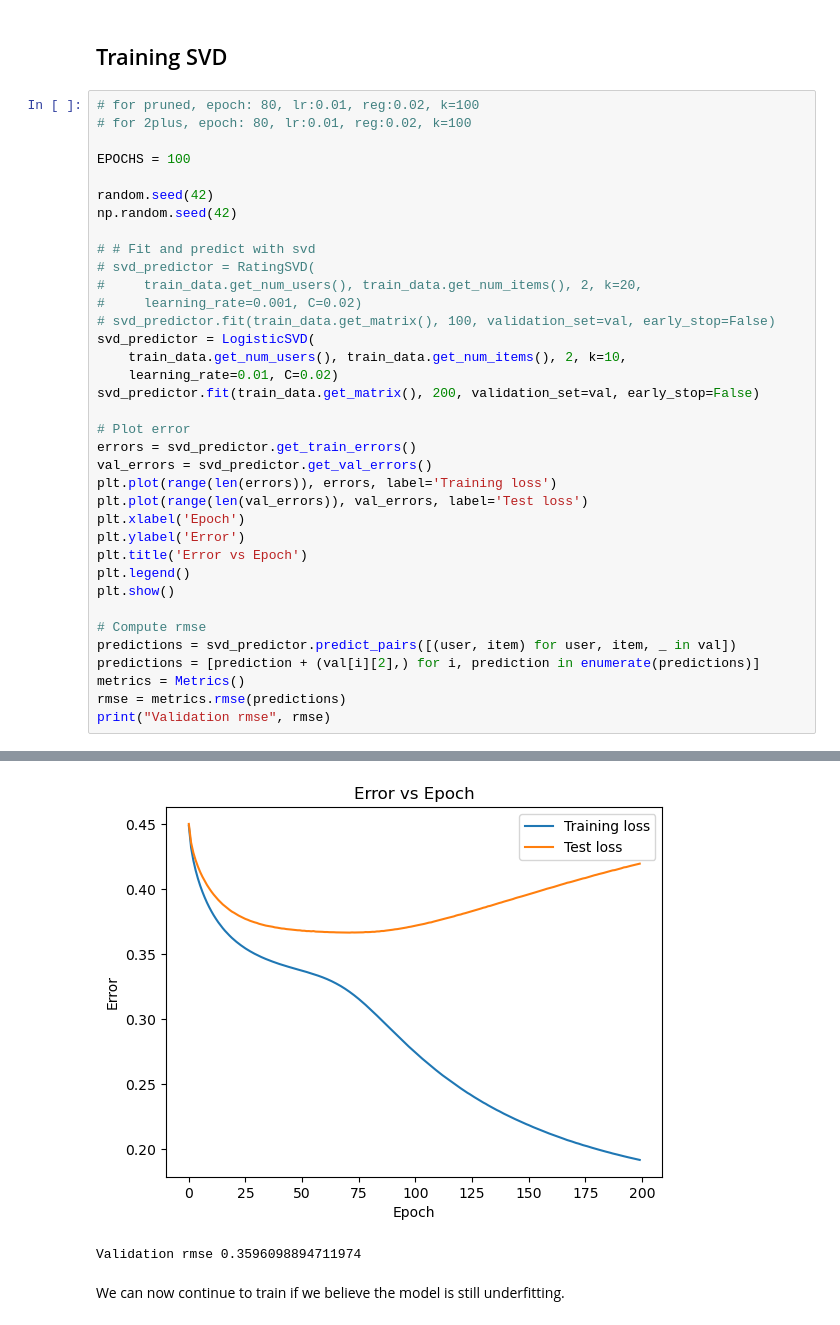
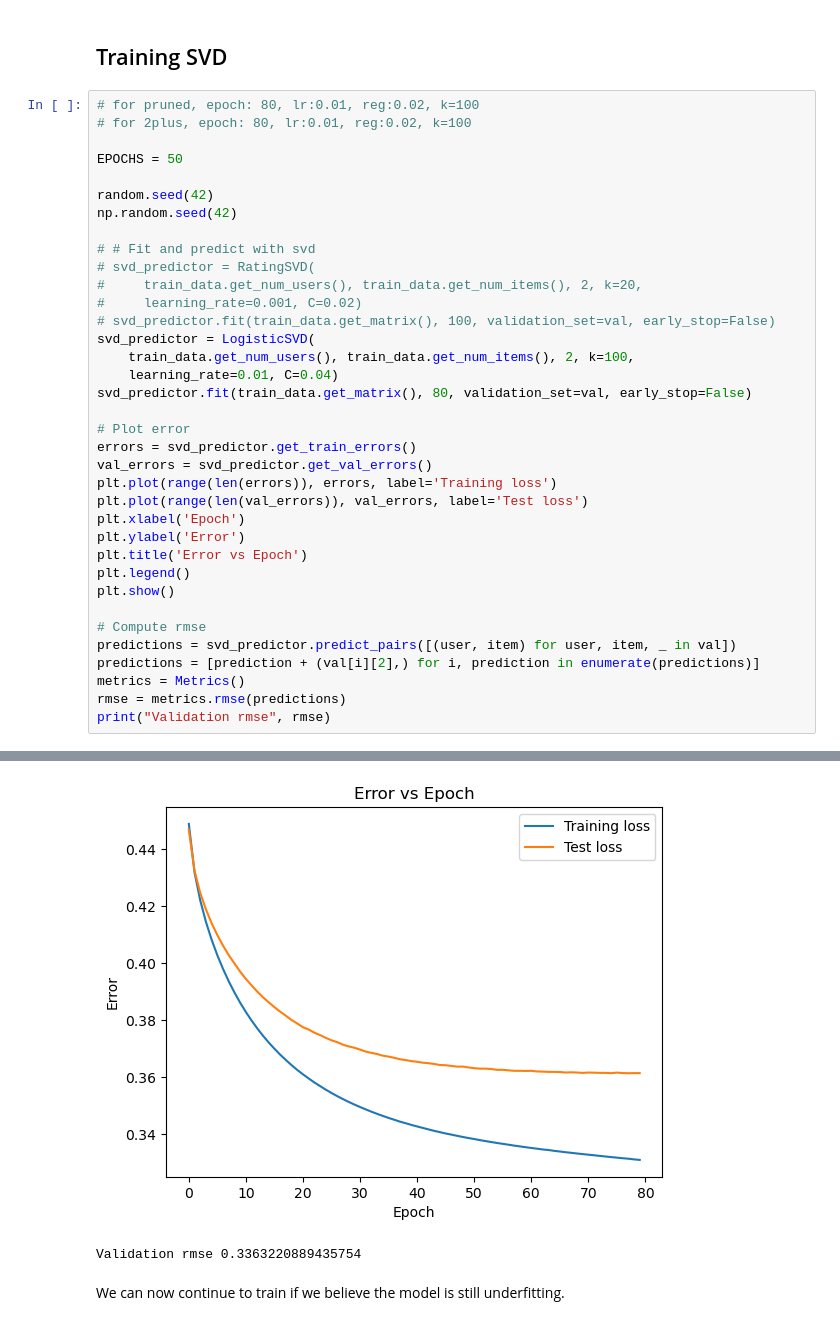
Before and after one commit to MitchellJC/game-rec, a Jupyter notebook: model.ipynb, the cells around one changed output, grey strips where cells are left out. Drawn from its saved outputs; the diff is of its cells as text.

```diff
--- a/model.ipynb
+++ b/model.ipynb
@@ -114,7 +111,7 @@ This was used as a postprocessing step after using item-knn for candidate genera
 # for pruned, epoch: 80, lr:0.01, reg:0.02, k=100
 # for 2plus, epoch: 80, lr:0.01, reg:0.02, k=100
 
-EPOCHS = 100
+EPOCHS = 50
 
 random.seed(42)
 np.random.seed(42)
@@ -125,9 +122,9 @@ np.random.seed(42)
 #     learning_rate=0.001, C=0.02)
 # svd_predictor.fit(train_data.get_matrix(), 100, validation_set=val, early_stop=False)
 svd_predictor = LogisticSVD(
-    train_data.get_num_users(), train_data.get_num_items(), 2, k=10,
-    learning_rate=0.01, C=0.02)
-svd_predictor.fit(train_data.get_matrix(), 200, validation_set=val, early_stop=False)
+    train_data.get_num_users(), train_data.get_num_items(), 2, k=100,
+    learning_rate=0.01, C=0.04)
+svd_predictor.fit(train_data.get_matrix(), 80, validation_set=val, early_stop=False)
 
 # Plot error
 errors = svd_predictor.get_train_errors()
@@ -167,5 +164,5 @@ Epoch 199/Training loss: 0.19148342612167088/Validation loss: 0.4195056275039467
-[figure, old version]
+[figure, new version]
-Validation rmse 0.3596098894711974
+Validation rmse 0.3363220889435754
 # %% [markdown]
 We can now continue to train if we believe the model is still underfitting.
 # %%
```
Also changed, not shown: parts of 15 cells of this notebook, 1 other file.
